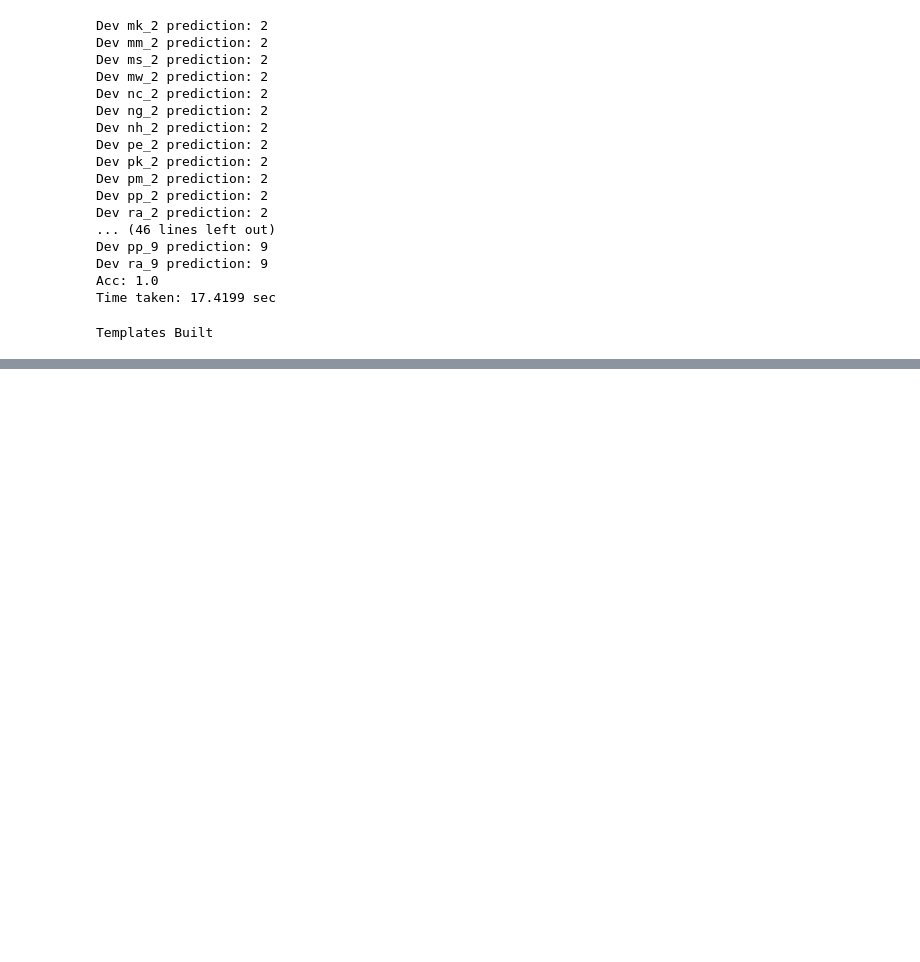
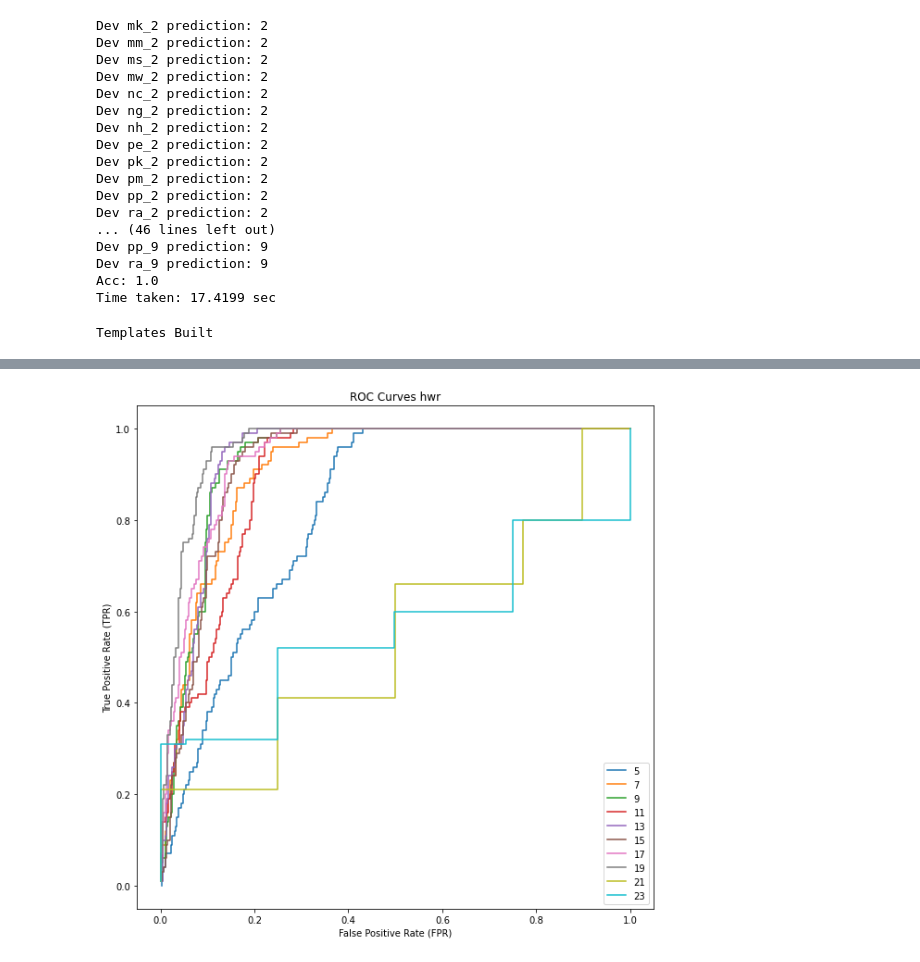
Before and after one commit to nihalgeorge01/CS5691-Submissions, a Jupyter notebook: A3/B_hmm/B_hmm_notebook.ipynb, the cells around one changed output, grey strips where cells are left out. Drawn from its saved outputs; the diff is of its cells as text; code cells hidden in the pictures; blank space fills up the shorter version.

```diff
--- a/A3/B_hmm/B_hmm_notebook.ipynb
+++ b/A3/B_hmm/B_hmm_notebook.ipynb
@@ -708,0 +762,83 @@ plt.show()
+# %%
+# HWR HMM Plots (Acc vs k, ROC, DET)
+plt.figure(figsize=[10,10])
+plt.plot(k_range, acc_vs_k)
+plt.title("Accuracy vs. k")
+plt.ylim(0.5,1.0)
+plt.savefig(f"./Plots/Acc_vs_k_{pr_type}_{algo}.png")
+plt.show()
+
+# Plot ROC for select k
+str_k_range = [str(v) for v in k_range]
+fig1, ax1 = plt.subplots(figsize=[10,10])
+fig2, ax2 = plt.subplots(figsize=[10,10])
+
+skip = 2
+
+# Sort in ascending order
+for case in range(len(k_range)):
+    K = k_range[case]
+    posts_list = posts_ll[K]
+    posts_list = sorted(posts_list)
+    # print(posts_list)
+    roc_pts = [[0,0]]
+    fp_total = []
+    tp_fn_cts = [0]  #  tp_fn_cts[i] = no. of examples left of (and excluding) i which can be only tp or fn
+    tn_fp_cts = [0]
+
+    for i in range(len(posts_list)):
+        post_here = posts_list[i]
+        if post_here[1] == post_here[2]:
+            tp_fn_cts.append(tp_fn_cts[-1] + 1)
+            tn_fp_cts.append(tn_fp_cts[-1])
+        else:
+            tp_fn_cts.append(tp_fn_cts[-1])
+            tn_fp_cts.append(tn_fp_cts[-1] + 1)
+
+    # print(tp_fn_cts)
+    # print(tn_fp_cts)
+    tp_fn_tot = tp_fn_cts[-1]
+    tn_fp_tot = tn_fp_cts[-1]
+    tpr = []
+    fpr = []
+    tnr = []
+    fnr = []
+    ex_ct = len(posts_list)
+    for i in range(len(posts_list)):
+
+        thresh = posts_list[i][0]
+        tpr.append((tp_fn_tot - tp_fn_cts[i])/tp_fn_tot)
+        fpr.append((tn_fp_tot - tn_fp_cts[i])/tn_fp_tot)
+        tnr.append(tn_fp_cts[i]/tn_fp_tot)
+        fnr.append(tp_fn_cts[i]/tp_fn_tot)
+
+    # roc_pts = [[fpr[i],tpr[i]] for i in range(len(tpr))]
+    if case%skip == 0:
+        ax1.plot(fpr, tpr)
+        ax2.plot(fpr, fnr)
+ax1.legend(str_k_range[::skip])
+ax2.legend(str_k_range[::skip])
+ax1.set_xlabel('False Positive Rate (FPR)')
+ax1.set_ylabel('True Positive Rate (TPR)')
+
+ax2.set_xlabel('False Positive Rate (FPR)')
+ax2.set_ylabel('False Negative Rate (FNR)')
+
+ax2.set_xscale('logit')
+ax2.set_yscale('logit')
+
+# scale = 2
+# ticks = ticker.FuncFormatter(lambda x, pos: '{0:g}'.format(x*scale))
+# ax2.xaxis.set_major_formatter(ticks)
+# ax2.yaxis.set_major_formatter(ticks)
+
+ax1.set_title("ROC Curves " + pr_type)
+ax2.set_title("DET Curves " + pr_type)
+
+fig1.savefig(f"./Plots/ROC_{pr_type}_{algo}.png")
+fig2.savefig(f"./Plots/DET_{pr_type}_{algo}.png")
+plt.show()
+
+
+# Plot DET for select k
+# %% [output]
@@ -708,0 +846 @@ plt.show()
+[figure, added]
```
Also changed, not shown: parts of 15 cells of this notebook, 47 other files.
